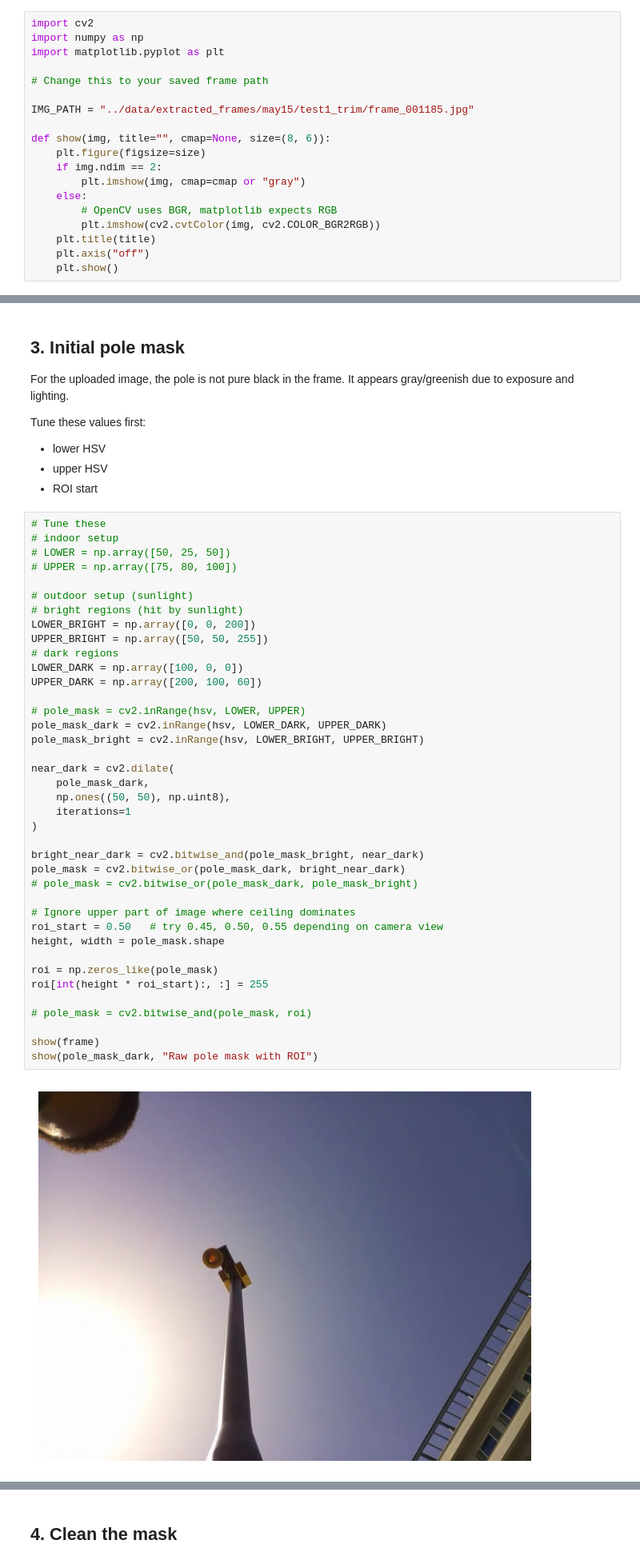
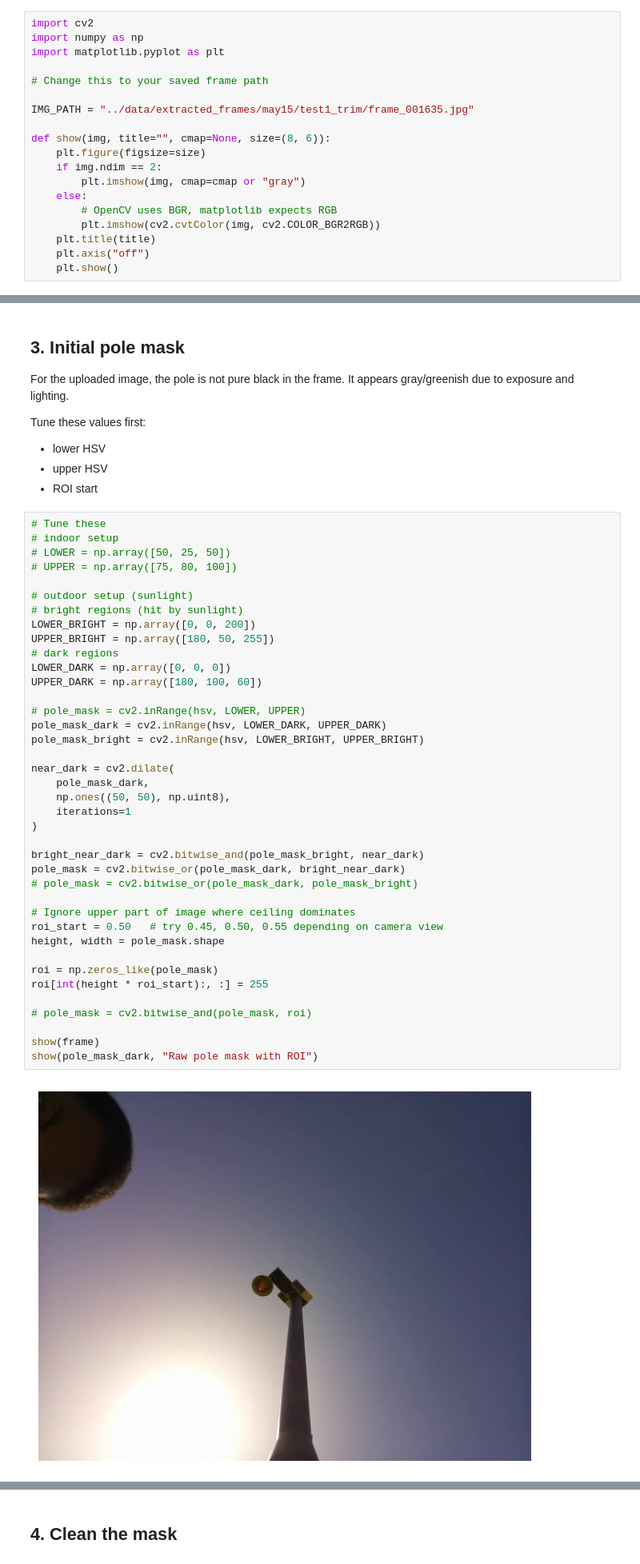
Before and after one commit to alhedai1/ME-Capstone-Team-4, a Jupyter notebook: src/capstone_robot/testing/pole_bell_detection_debug.ipynb, the cells around one changed output, grey strips where cells are left out. Shown at 80% size. Saved outputs shown, nothing was run; the diff lists cells and outputs as text.

```diff
--- a/src/capstone_robot/testing/pole_bell_detection_debug.ipynb
+++ b/src/capstone_robot/testing/pole_bell_detection_debug.ipynb
@@ -19,7 +19,7 @@ import matplotlib.pyplot as plt
 
 # Change this to your saved frame path
 
-IMG_PATH = "../data/extracted_frames/may15/test1_trim/frame_001185.jpg"
+IMG_PATH = "../data/extracted_frames/may15/test1_trim/frame_001635.jpg"
 
 def show(img, title="", cmap=None, size=(8, 6)):
     plt.figure(figsize=size)
@@ -94,35 +94,35 @@ Tune these values first:
 # outdoor setup (sunlight)
 # bright regions (hit by sunlight)
 LOWER_BRIGHT = np.array([0, 0, 200])
-UPPER_BRIGHT = np.array([50, 50, 255])
+UPPER_BRIGHT = np.array([180, 50, 255])
 # dark regions
-LOWER_DARK = np.array([100, 0, 0])
-UPPER_DARK = np.array([200, 100, 60])
+LOWER_DARK = np.array([0, 0, 0])
+UPPER_DARK = np.array([180, 100, 60])
 
 # pole_mask = cv2.inRange(hsv, LOWER, UPPER)
 pole_mask_dark = cv2.inRange(hsv, LOWER_DARK, UPPER_DARK)
 pole_mask_bright = cv2.inRange(hsv, LOWER_BRIGHT, UPPER_BRIGHT)
 
 near_dark = cv2.dilate(
     pole_mask_dark,
     np.ones((50, 50), np.uint8),
     iterations=1
 )
 
 bright_near_dark = cv2.bitwise_and(pole_mask_bright, near_dark)
 pole_mask = cv2.bitwise_or(pole_mask_dark, bright_near_dark)
 # pole_mask = cv2.bitwise_or(pole_mask_dark, pole_mask_bright)
 
 # Ignore upper part of image where ceiling dominates
 roi_start = 0.50   # try 0.45, 0.50, 0.55 depending on camera view
 height, width = pole_mask.shape
 
 roi = np.zeros_like(pole_mask)
 roi[int(height * roi_start):, :] = 255
 
 # pole_mask = cv2.bitwise_and(pole_mask, roi)
 
 show(frame)
 show(pole_mask_dark, "Raw pole mask with ROI")
 # %% [output]
-[figure, old version]
+[figure, new version]
```
Also changed, not shown: parts of 6 cells of this notebook, 3 other files.
